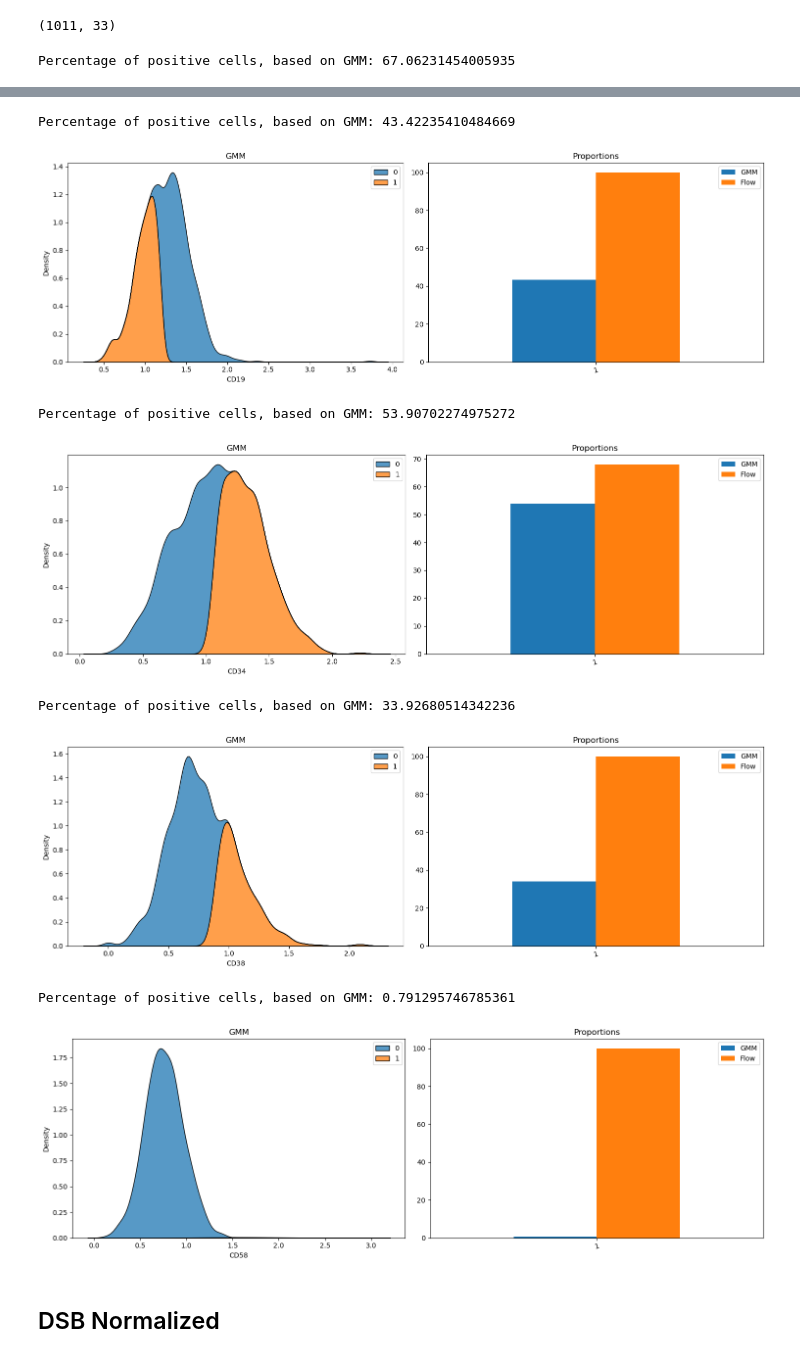
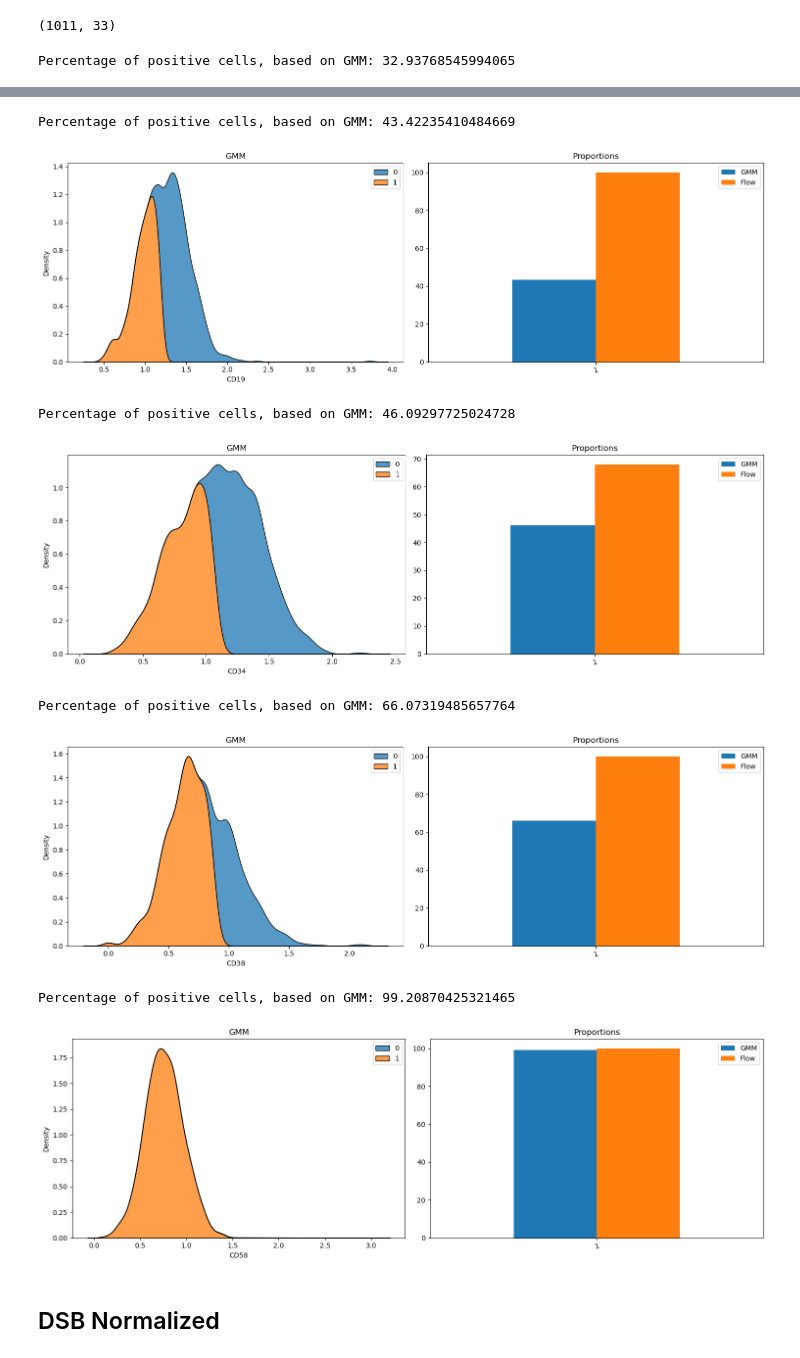
Before and after one commit to tiinajt/Thesis, a Jupyter notebook: Cite_flow_comparison/cite_and_flow_comp_EG24.ipynb, the cells around one changed output, grey strips where cells are left out. Cells and saved outputs as stored; diff of their text form; code cells hidden in the pictures.

```diff
--- a/Cite_flow_comparison/cite_and_flow_comp_EG24.ipynb
+++ b/Cite_flow_comparison/cite_and_flow_comp_EG24.ipynb
@@ -247,6 +247,11 @@ for column_name in column_names:
     x=x.values.reshape(-1, 1)
     gmm.fit(x)
     labels = gmm.predict(x)
+
+    x0 = data[column_name].reset_index(drop=True)[labels == 0].mean()
+    x1 = data[column_name].reset_index(drop=True)[labels == 1].mean()
+    if x0 < x1:
+        labels = (~(labels == 1)).astype(int)
 
     ax1 = sns.kdeplot(data=data, x=column_name, hue=labels, multiple="stack", ax=ax[0]) ;
     ax1.title.set_text('GMM')
@@ -271,4 +276,4 @@ for column_name in column_names:
 
     plt.show()
 # %% [output]
-Percentage of positive cells, based on GMM: 67.06231454005935
+Percentage of positive cells, based on GMM: 32.93768545994065
@@ -276,11 +281,11 @@ Percentage of positive cells, based on GMM: 67.06231454005935
 Percentage of positive cells, based on GMM: 43.42235410484669
 [figure]
-Percentage of positive cells, based on GMM: 53.90702274975272
+Percentage of positive cells, based on GMM: 46.09297725024728
-[figure, old version]
+[figure, new version]
-Percentage of positive cells, based on GMM: 33.92680514342236
+Percentage of positive cells, based on GMM: 66.07319485657764
-[figure, old version]
+[figure, new version]
-Percentage of positive cells, based on GMM: 0.791295746785361
+Percentage of positive cells, based on GMM: 99.20870425321465
-[figure, old version]
+[figure, new version]
 # %% [markdown]
 ## DSB Normalized
 # %%
```
Also changed, not shown: parts of 2 cells of this notebook, 1 other file.
